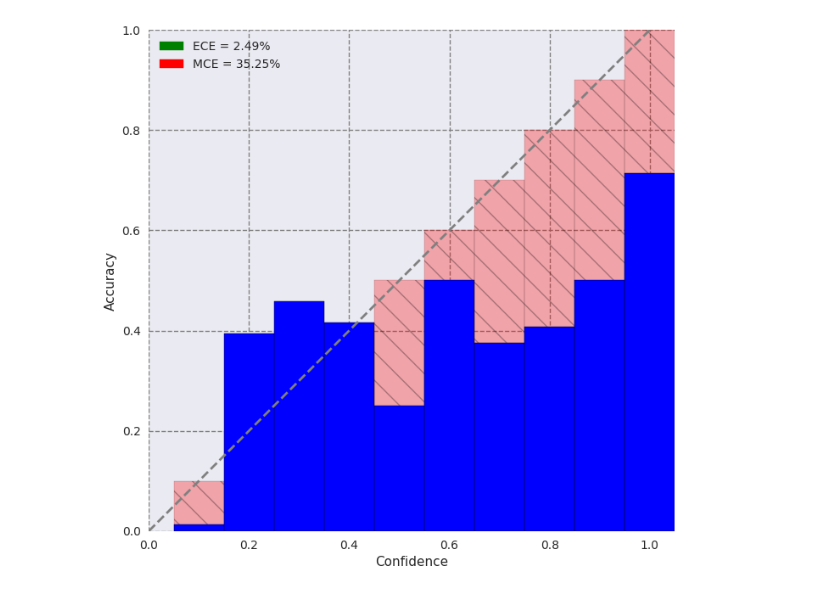
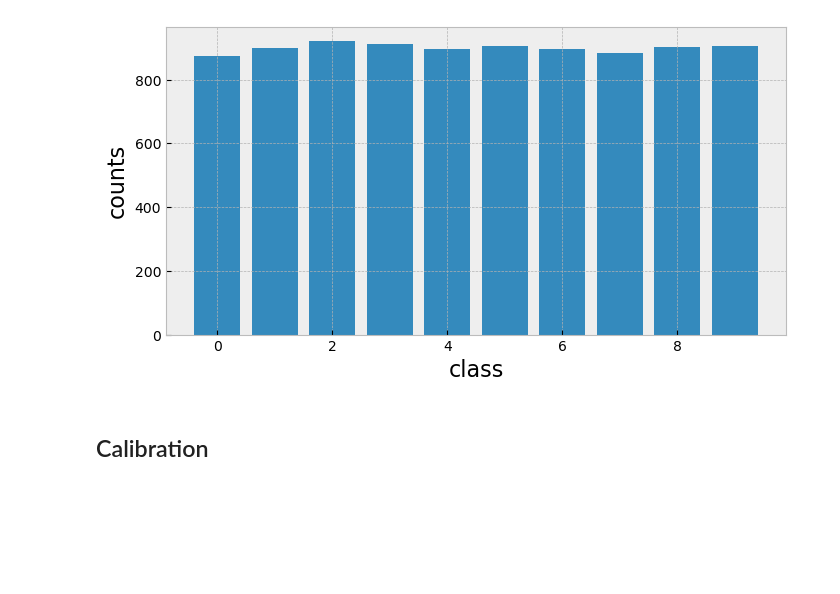
Before and after one commit to clu5/federated-conformal, a Jupyter notebook: calibration.ipynb, the cells around one changed output. Drawn from its saved outputs; the diff is of its cells as text; code cells hidden in the pictures; blank space fills up the shorter version.

```diff
--- a/calibration.ipynb
+++ b/calibration.ipynb
@@ -32,0 +30,2 @@ tct_test_targets = torch.load(f'scores/{dataset}/{model}_tct_stage2_test_targets
+# %%
+path_to_experiments = Path('../new_experiments/')
@@ -43,3 +143,17 @@ tct tensor(0.8800)
+# %%
+def plot_label_dist(labels, fontsize=16):
+    counts = np.bincount(labels)
+    plt.figure(figsize=(8, 4))
+    plt.bar(range(len(counts)), counts)
+    plt.xlabel('class', fontsize=fontsize)
+    plt.ylabel('counts', fontsize=fontsize)
+    plt.show()
+
+plot_label_dist(experiments['central']['test_targets'])
+# %% [output]
+[figure, added]
+# %% [markdown]
+## Calibration
 # %%
 def calc_bins(scores, targets):
     # Assign each prediction to a bin
@@ -111,7 +291,3 @@ def draw_reliability_graph(scores, targets):
     plt.show()
 
     # plt.savefig('calibrated_network.png', bbox_inches='tight')
-# %%
-draw_reliability_graph(torch.softmax(cen_test_scores, 1), torch.nn.functional.one_hot(cen_test_targets))
-# %% [output]
-[figure, removed]
```
Also changed, not shown: parts of 33 cells of this notebook, 7 other files.
